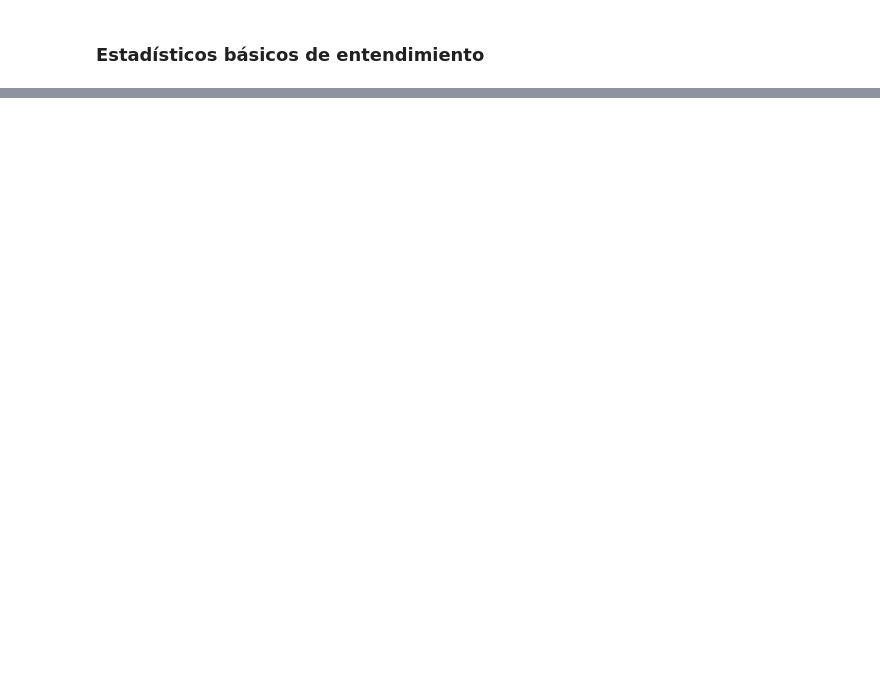
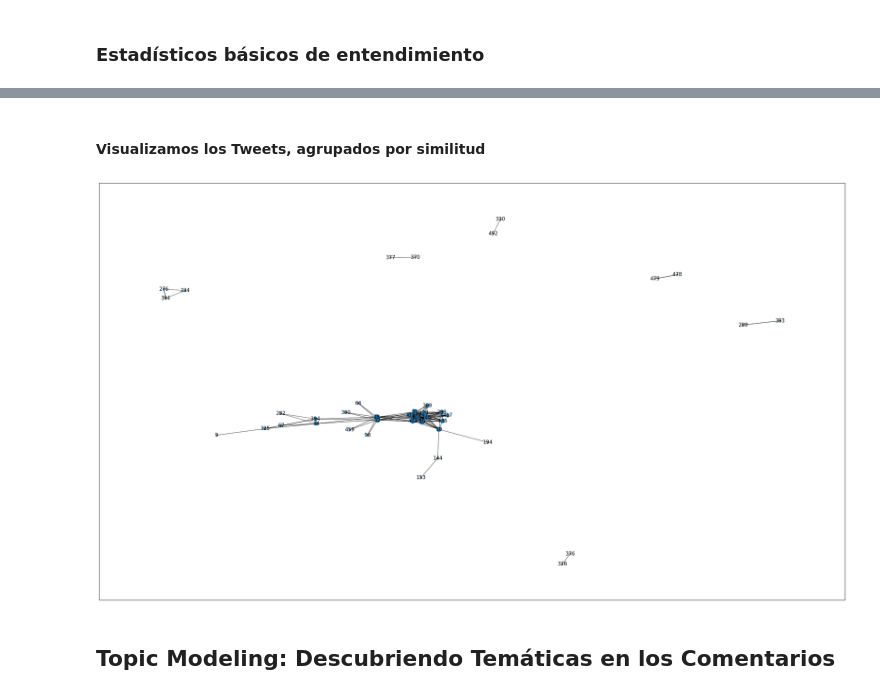
Before and after one commit to cesarqb/Topic-Modeling-with-Python, a Jupyter notebook: notebooks/topic_modeling_analysis.ipynb, the cells around one changed output, grey strips where cells are left out. Saved outputs shown, nothing was run; the diff lists cells and outputs as text; code cells hidden in the pictures; blank space fills up the shorter version.

Commit message:
analisis similitud comentarios

```diff
--- a/notebooks/topic_modeling_analysis.ipynb
+++ b/notebooks/topic_modeling_analysis.ipynb
@@ -61,0 +162,3 @@ df.head()
+# %%
+matcor = compute_correlation_matrix(tdm)
+matcor.head()
@@ -61,0 +180,4 @@ df.head()
+# %%
+cordf = build_edge_dataframe(matcor, threshold=0.6)
+
+cordf.sort_values("peso", ascending=False).head()
@@ -61,0 +210,2 @@ df.head()
+# %%
+G = build_similarity_graph(cordf)
@@ -61,0 +214,4 @@ df.head()
+# %%
+gdeg = G.degree()
+
+get_top_nodes(dict(gdeg))
@@ -61,0 +229,22 @@ df.head()
+# %% [markdown]
+#### Visualizamos los Tweets, agrupados por similitud
+# %%
+plt.figure(figsize=(32,18))
+
+pos = nx.spring_layout(G)
+
+edges = G.edges()
+weights = [G[u][v]['peso'] for u,v in edges]
+
+nx.draw_networkx(
+    G,
+    width=weights,
+    pos=pos,
+    node_size=[val*10 for (node,val) in gdeg]
+)
+
+plt.show()
+# %% [output]
+[figure, added]
+# %% [markdown]
+## Topic Modeling: Descubriendo Temáticas en los Comentarios
```
Also changed, not shown: parts of 26 cells of this notebook, 2 other files.
